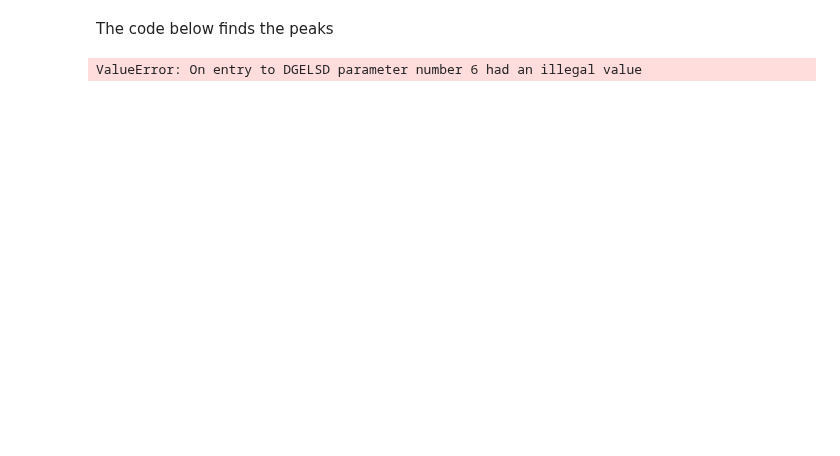
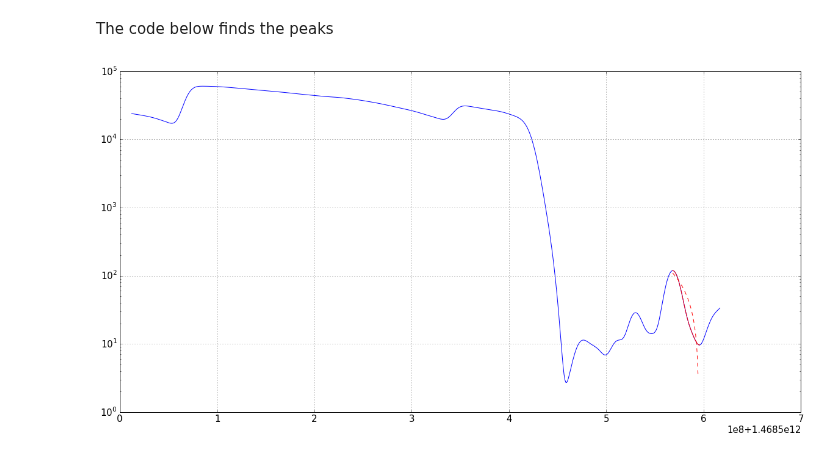
Before and after one commit to ATLAS-Analytics/AnalyticsNotebooks, a Jupyter notebook: Wesley/CorrelationExploration.ipynb, the cells around one changed output. Drawn from its saved outputs; the diff is of its cells as text; code cells hidden in the pictures; blank space fills up the shorter version.

```diff
--- a/Wesley/CorrelationExploration.ipynb
+++ b/Wesley/CorrelationExploration.ipynb
@@ -137,33 +144,38 @@ plt.grid()
 The code below finds the peaks
 # %%
 #Find mins and maxs in data, to determine "queuing events"
-
+queuedInterp = savgol_filter(queuedInterp,9,1)
 #Find max values, which we assume corresponds to the total # of files queued for that task.
-maxQueued = argrelmax(queuedData)[0]
+maxQueued = argrelmax(queuedInterp)[0]
 
 #Find local min values of data, from which we hope to get a linear slope
-minQueued = argrelmin(queuedData)[0]
+minQueued = argrelmin(queuedInterp)[0]
 
 ttcVals = []
 queueMaxVals = []
-for i in range(2):
+for i in range(len(maxQueued)):
     maximum = maxQueued[i]
     #Get first min value whose index is greater than the max
     minimum = minQueued[(minQueued > maximum)][0]
 
     #Get data in range
-    q = queuedData[maximum:(minimum+1)]
+    q = queuedInterp[maximum:(minimum+1)]
     t = timestamp[maximum:(minimum+1)]
 
-    #Fit data to
-    p = np.polyfit(t, q, 1)
-    ttc = (np.roots(p) - timestamp[maximum])/(1000*60*60)
+    #Trying to weight the polynomial so that it passes through the max and min of each segment
+    tWeighted = np.append(np.append(t,np.ones(10)*t[0]),np.ones(10)*t[-1])
+    qWeighted = np.append(np.append(q,np.ones(10)*q[0]),np.ones(10)*q[-1])
+
+    #Fit data to polynomial
+    p = np.polyfit(tWeighted, qWeighted, 1)
+    ttc = (np.roots(p)[0] - timestamp[maximum])/(1000*60*60)
     ttcVals.append(ttc)
-    queueMaxVals.append(queuedData[maximum])
+    queueMaxVals.append(queuedInterp[maximum])
 
-plt.plot(ttcVals,queueMaxVals)
-plt.ylabel('# of files in batch')
-plt.xlabel('Time to complete (hours)')
+plt.figure(figsize=(20,10))
+plt.semilogy(timestamp,queuedInterp)
+plt.plot(t,np.polyval(p,t),'r--')
+plt.plot(t,q,'r')
 plt.grid()
 # %% [output]
-ValueError: On entry to DGELSD parameter number 6 had an illegal value
+[figure, added]
```
Also changed, not shown: parts of 9 cells of this notebook, 3 other files.
